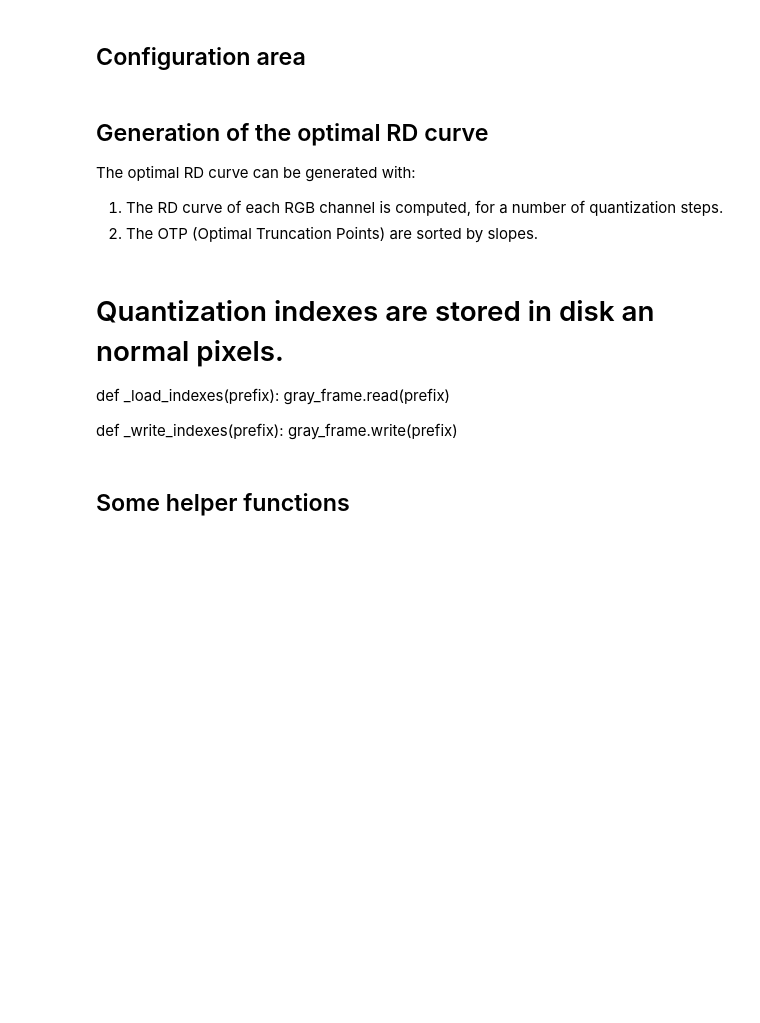
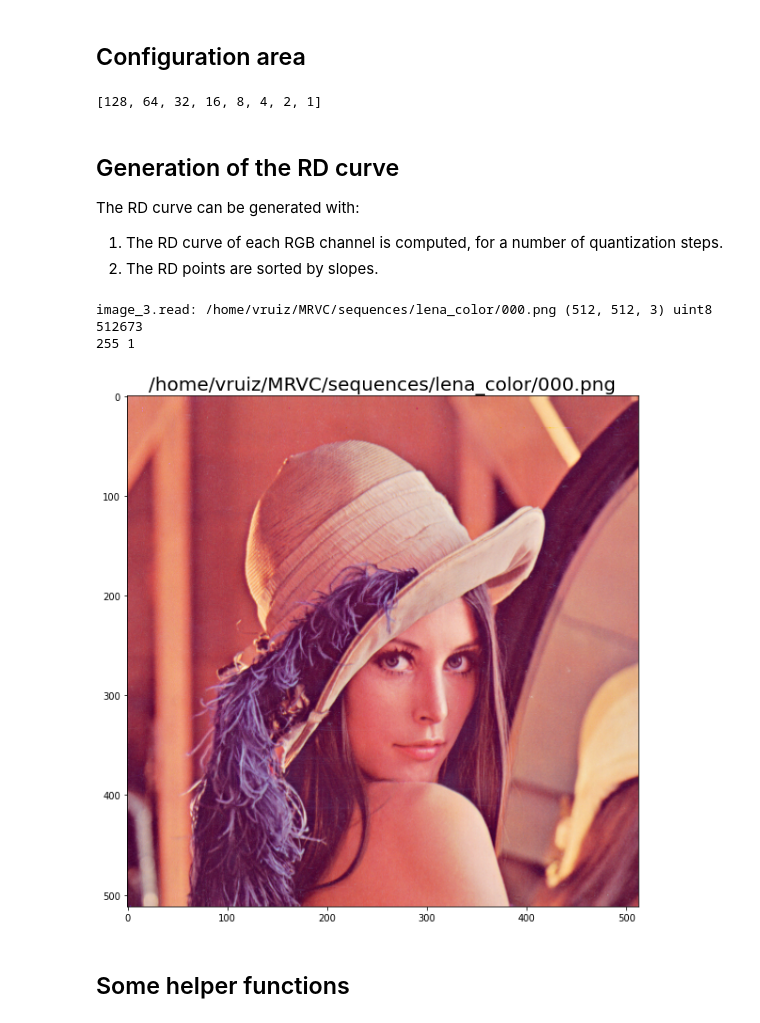
Before and after one commit to Sistemas-Multimedia/Sistemas-Multimedia.github.io, a Jupyter notebook: milestones/05-RGB_quantization/RGB_quantization.ipynb, the cells around one changed output. Cells and saved outputs as stored; diff of their text form; code cells hidden in the pictures; blank space fills up the shorter version.

```diff
--- a/milestones/05-RGB_quantization/RGB_quantization.ipynb
+++ b/milestones/05-RGB_quantization/RGB_quantization.ipynb
@@ -37,14 +40,25 @@ home = os.environ["HOME"]
 #fn = home + "/MRVC/sequences/stockholm/"
 fn = home + "/MRVC/sequences/lena_color/"
 
-# Number of quantization steps.
-Q_steps = 8
+# Embbeded (bit-plane encoding) quantization steps.
+Q_steps = [2**i for i in range(7, -1, -1)]
+
+# Non embbeded quatization steps (can produce loops in the RD curves
+# due to the non-linearity of the integer division performed in the quantization).
+#Q_steps = range(256, 0, -1)
+
+print(Q_steps)
 
 components = ['R', 'G', 'B']
+
+first_quantizer = midtread
+second_quantizer = deadzone
+# %% [output]
+[128, 64, 32, 16, 8, 4, 2, 1]
 # %% [markdown]
-## Generation of the optimal RD curve
+## Generation of the RD curve
 
-The optimal RD curve can be generated with:
+The RD curve can be generated with:
 
 1. The RD curve of each RGB channel is computed, for a number of quantization steps.
-2. The OTP (Optimal Truncation Points) are sorted by slopes.
+2. The RD points are sorted by slopes.
@@ -62,24 +65,12 @@ def q_deq(x, quantization_step):
-# %% [markdown]
-# Quantization indexes are stored in disk an normal pixels.
-
-def _load_indexes(prefix):
-    gray_frame.read(prefix)
-
-def _write_indexes(prefix):
-    gray_frame.write(prefix)
 # %%
 # Read the image and show it.
-
 img = RGB_img.read(fn)
 print(img.max(), img.min())
-
-def show(img, title):
-    img = RGB_img.normalize(img)
-    plt.figure(figsize=(10,10))
-    plt.title(title, fontsize=20)
-    plt.imshow(img)
-
-show(img, fn + "000.png")
+common.show(img, fn + "000.png")
+# %% [output]
+image_3.read: /home/vruiz/MRVC/sequences/lena_color/000.png (512, 512, 3) uint8 512673
+255 1
+[figure, added]
 # %% [markdown]
 ## Some helper functions
 # %%
```
Also changed, not shown: parts of 28 cells of this notebook, 4 other files.
